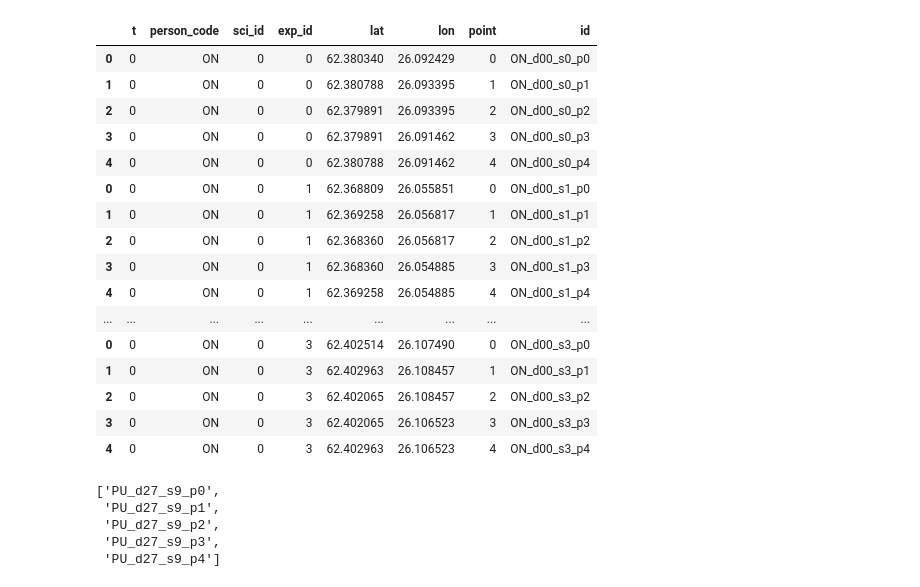
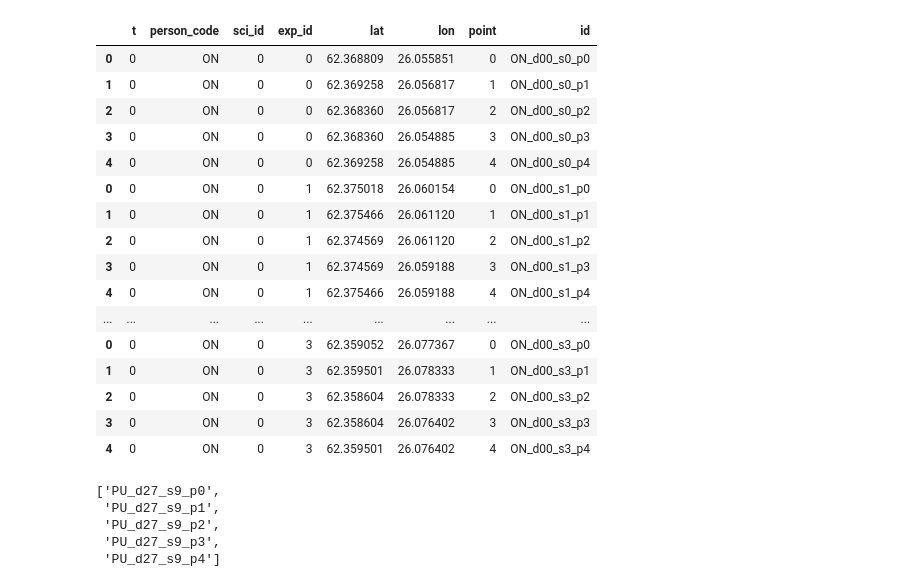
Before and after one commit to szwinter/realtime-birds, a Jupyter notebook: notebooks/D2_hectare_locations.ipynb, the cells around one changed output. Drawn from its saved outputs; the diff is of its cells as text; code cells hidden in the pictures.

```diff
--- a/notebooks/D2_hectare_locations.ipynb
+++ b/notebooks/D2_hectare_locations.ipynb
@@ -4,7 +4,7 @@ import pandas as pd
 from pyproj import Geod
 from tqdm.notebook import tqdm
 # %%
-res = pd.read_csv("../data/sel_loc_all_app20232024_sp013_0429_235607.csv")
+res = pd.read_csv("../data/sel_loc_all_app20232024_sp080_0430_074707.csv")
 geod = Geod(ellps="WGS84")
 az = np.r_[0, 45 + np.arange(4)*90]
 dist = np.r_[0, np.sqrt(2)*50*np.ones([4])]
@@ -19,25 +19,25 @@ for i in tqdm(range(res.shape[0])):
 # %%
 res_ext = pd.concat(df_list)
 display(res_ext.head(20))
-res_ext.to_csv("../data/sel_loc_ext_all_app20232024_sp013_0429_235607.csv", index=False)
+res_ext.to_csv("../data/sel_loc_ext_all_app20232024_sp080_0430_074707.csv", index=False)
 # %% [output]
 |  | t | person_code | sci_id | exp_id | lat | lon | point | id |
-| 0 | 0 | ON | 0 | 0 | 62.380340 | 26.092429 | 0 | ON_d00_s0_p0 |
-| 1 | 0 | ON | 0 | 0 | 62.380788 | 26.093395 | 1 | ON_d00_s0_p1 |
-| 2 | 0 | ON | 0 | 0 | 62.379891 | 26.093395 | 2 | ON_d00_s0_p2 |
-| 3 | 0 | ON | 0 | 0 | 62.379891 | 26.091462 | 3 | ON_d00_s0_p3 |
-| 4 | 0 | ON | 0 | 0 | 62.380788 | 26.091462 | 4 | ON_d00_s0_p4 |
-| 0 | 0 | ON | 0 | 1 | 62.368809 | 26.055851 | 0 | ON_d00_s1_p0 |
-| 1 | 0 | ON | 0 | 1 | 62.369258 | 26.056817 | 1 | ON_d00_s1_p1 |
-| 2 | 0 | ON | 0 | 1 | 62.368360 | 26.056817 | 2 | ON_d00_s1_p2 |
-| 3 | 0 | ON | 0 | 1 | 62.368360 | 26.054885 | 3 | ON_d00_s1_p3 |
-| 4 | 0 | ON | 0 | 1 | 62.369258 | 26.054885 | 4 | ON_d00_s1_p4 |
+| 0 | 0 | ON | 0 | 0 | 62.368809 | 26.055851 | 0 | ON_d00_s0_p0 |
+| 1 | 0 | ON | 0 | 0 | 62.369258 | 26.056817 | 1 | ON_d00_s0_p1 |
+| 2 | 0 | ON | 0 | 0 | 62.368360 | 26.056817 | 2 | ON_d00_s0_p2 |
+| 3 | 0 | ON | 0 | 0 | 62.368360 | 26.054885 | 3 | ON_d00_s0_p3 |
+| 4 | 0 | ON | 0 | 0 | 62.369258 | 26.054885 | 4 | ON_d00_s0_p4 |
+| 0 | 0 | ON | 0 | 1 | 62.375018 | 26.060154 | 0 | ON_d00_s1_p0 |
+| 1 | 0 | ON | 0 | 1 | 62.375466 | 26.061120 | 1 | ON_d00_s1_p1 |
+| 2 | 0 | ON | 0 | 1 | 62.374569 | 26.061120 | 2 | ON_d00_s1_p2 |
+| 3 | 0 | ON | 0 | 1 | 62.374569 | 26.059188 | 3 | ON_d00_s1_p3 |
+| 4 | 0 | ON | 0 | 1 | 62.375466 | 26.059188 | 4 | ON_d00_s1_p4 |
 | ... | ... | ... | ... | ... | ... | ... | ... | ... |
-| 0 | 0 | ON | 0 | 3 | 62.402514 | 26.107490 | 0 | ON_d00_s3_p0 |
-| 1 | 0 | ON | 0 | 3 | 62.402963 | 26.108457 | 1 | ON_d00_s3_p1 |
-| 2 | 0 | ON | 0 | 3 | 62.402065 | 26.108457 | 2 | ON_d00_s3_p2 |
-| 3 | 0 | ON | 0 | 3 | 62.402065 | 26.106523 | 3 | ON_d00_s3_p3 |
-| 4 | 0 | ON | 0 | 3 | 62.402963 | 26.106523 | 4 | ON_d00_s3_p4 |
+| 0 | 0 | ON | 0 | 3 | 62.359052 | 26.077367 | 0 | ON_d00_s3_p0 |
+| 1 | 0 | ON | 0 | 3 | 62.359501 | 26.078333 | 1 | ON_d00_s3_p1 |
+| 2 | 0 | ON | 0 | 3 | 62.358604 | 26.078333 | 2 | ON_d00_s3_p2 |
+| 3 | 0 | ON | 0 | 3 | 62.358604 | 26.076402 | 3 | ON_d00_s3_p3 |
+| 4 | 0 | ON | 0 | 3 | 62.359501 | 26.076402 | 4 | ON_d00_s3_p4 |
 # %%
 [f"{df.person_code[k]}_d{df.t[k]:02}_s{df.exp_id[k]}_p{df.point[k]}" for k in range(df.shape[0])]
 # %% [output]
```
Also changed, not shown: 4 other files.
